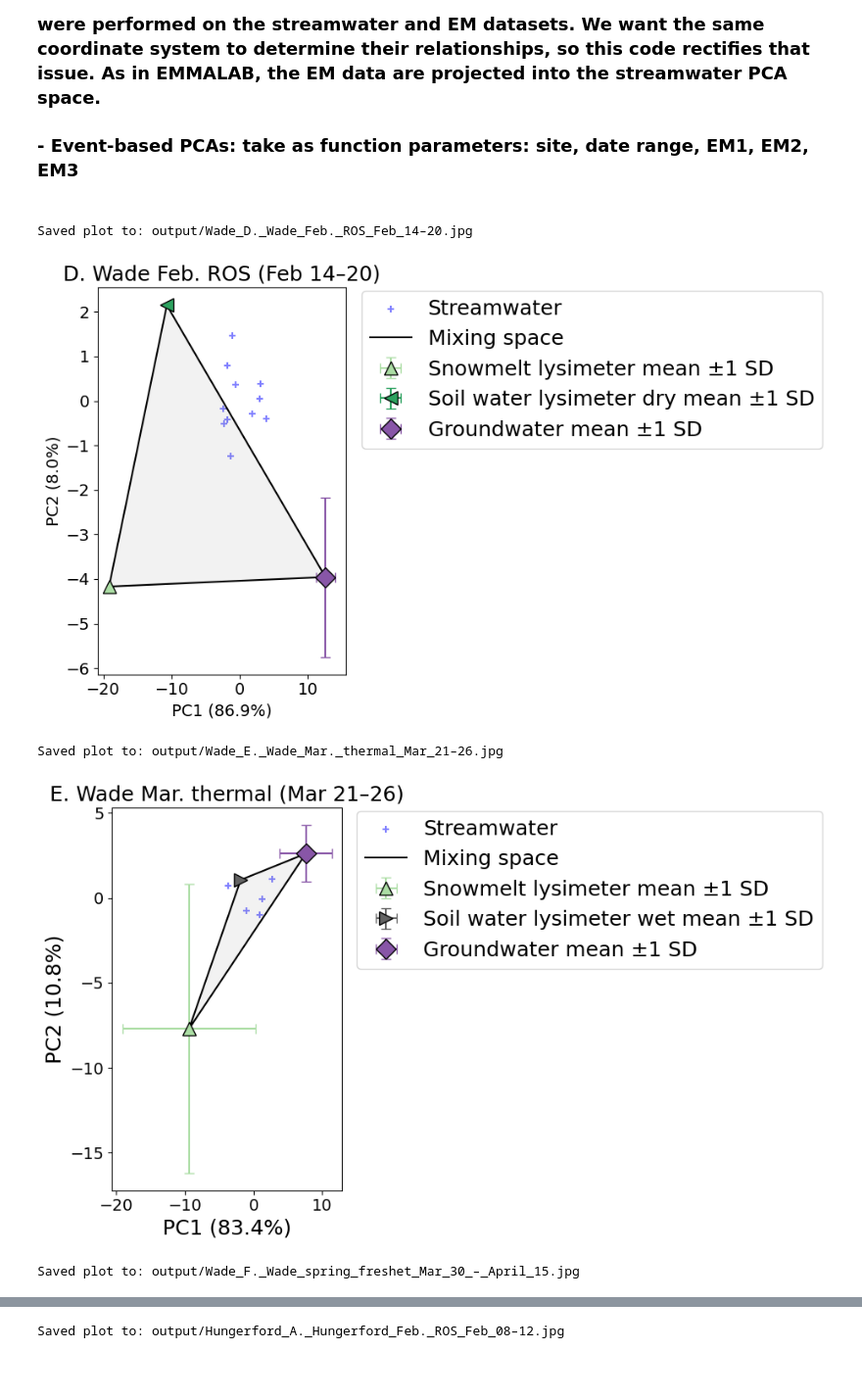
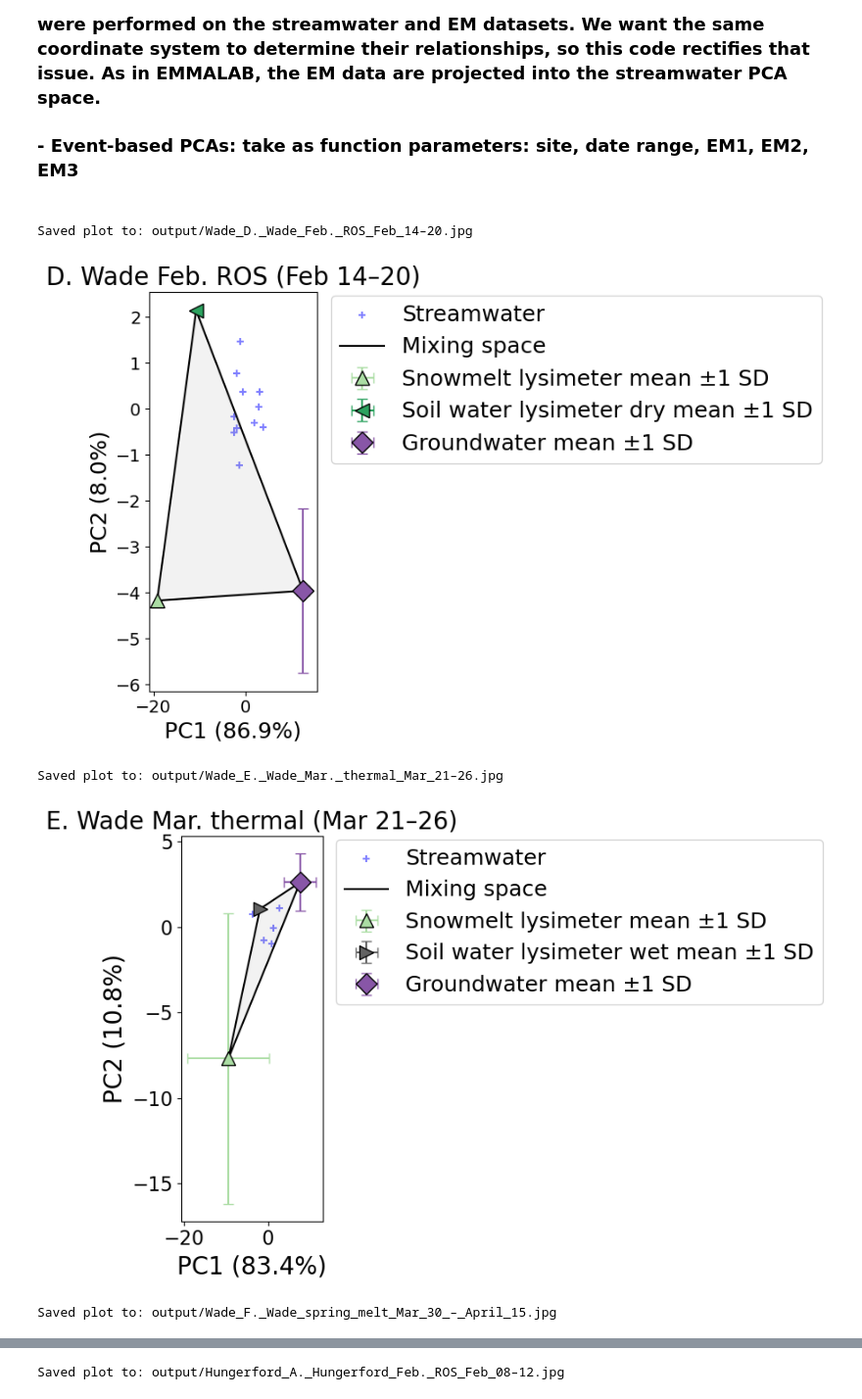
Before and after one commit to MeganEDuffy/EMMA, a Jupyter notebook: EMMA-main/Wade_Hungerford_RI23_event-PCA_error-bars.ipynb, the cells around one changed output, grey strips where cells are left out. Shown: that part at 98% size. Drawn from its saved outputs; the diff is of its cells as text; code cells hidden in the pictures; blank space fills up the shorter version.

```diff
--- a/EMMA-main/Wade_Hungerford_RI23_event-PCA_error-bars.ipynb
+++ b/EMMA-main/Wade_Hungerford_RI23_event-PCA_error-bars.ipynb
@@ -104,15 +104,15 @@ def plot_event_pca_with_avgEM(
     # -----------------------
     # Plotting
     # -----------------------
-    fig, ax = plt.subplots(figsize=(10, 6))
+    fig, ax = plt.subplots(figsize=(9, 6))
 
     # --- set font sizes globally (scale ~1.5× default) ---
     mpl.rcParams.update({
-        "font.size": 18,          # base font size
-        "axes.titlesize": 18,     # title
-        "axes.labelsize": 18,     # x and y labels
-        "xtick.labelsize": 14,    # tick labels
-        "ytick.labelsize": 14,
+        "font.size": 20,          # base font size
+        "axes.titlesize": 20,     # title
+        "axes.labelsize": 20,     # x and y labels
+        "xtick.labelsize": 16,    # tick labels
+        "ytick.labelsize": 16,
         "legend.fontsize": 18
     })
 
@@ -240,7 +240,7 @@ plot_event_pca_with_avgEM(
     start_date="2023-03-30",
     end_date="2023-04-15",
     endmember_ids=["RI23-5018", "RI23-5006", "RI23-5011", "RI23-1063", "RI23-5005"],
-    title="F. Wade spring freshet (Mar 30 – April 15)"
+    title="F. Wade spring melt (Mar 30 – April 15)"
 )
 
 ##########################
@@ -272,35 +272,35 @@ plot_event_pca_with_avgEM(
 
 plot_event_pca_with_avgEM(
     data=df,
     site="Hungerford",
     start_date="2023-03-21",
     end_date="2023-03-26",
     endmember_ids=["RI23-1001", "RI23-5008", "RI23-5007", "RI23-1061"],  #"RI23-1035", removed for now
     title="B. Hungerford Mar. thermal (Mar 21–26)"
 )
 
 # Hungerford spring freshet
 # Endmembers:
     # RI23-5008 Groundwater (Mark's well) 03/16/23
     # RI23-1085 Baseflow 03/31/23
     # RI23-5013 Soil water lysimeter wet 04/12/23
     # RI23-5014 Soil water lysimeter dry 04/12/23
     # RI23-5016 Precip 04/13/23
     # RI23-5017 Snowmelt lysimeter 04/12/23
     # RI23-1061 Snowmelt lysimeter 03/28/23
     # RI23-1001 Baseflow 02/09/23
 
 plot_event_pca_with_avgEM(
     data=df,
     site="Hungerford",
     start_date="2023-03-30",
     end_date="2023-04-04",
     endmember_ids=["RI23-1001", "RI23-5008", "RI23-5013", "RI23-5017", "RI23-1061"],  #"RI23-1085", removed for now
-    title="C. Hungerford spring freshet (Mar 30 – April 03)"
+    title="C. Hungerford spring melt (Mar 30 – April 03)"
 )
 # %% [output]
 Saved plot to: output/Wade_D._Wade_Feb._ROS_Feb_14–20.jpg
-[figure, old version]
+[figure, new version]
 Saved plot to: output/Wade_E._Wade_Mar._thermal_Mar_21–26.jpg
-[figure, old version]
+[figure, new version]
-Saved plot to: output/Wade_F._Wade_spring_freshet_Mar_30_–_April_15.jpg
+Saved plot to: output/Wade_F._Wade_spring_melt_Mar_30_–_April_15.jpg
```
Also changed, not shown: parts of 1 cell of this notebook, 8 other files.
